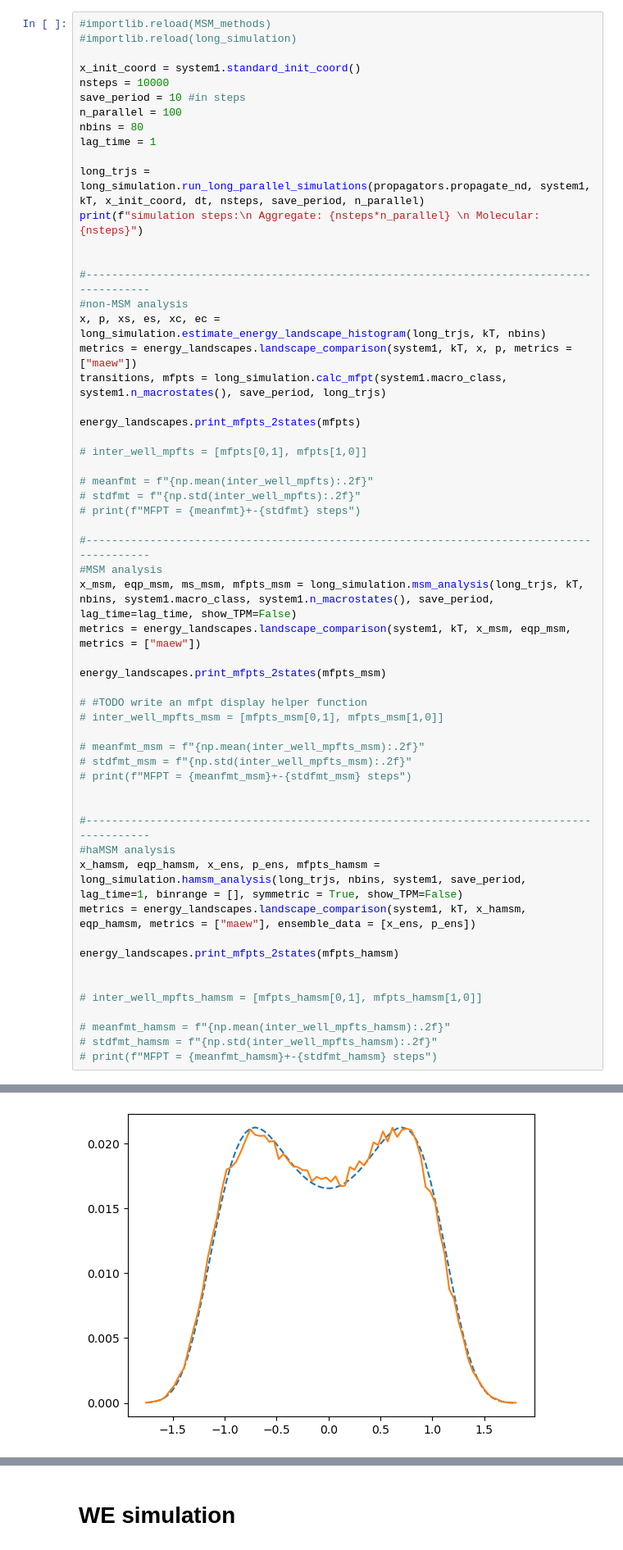
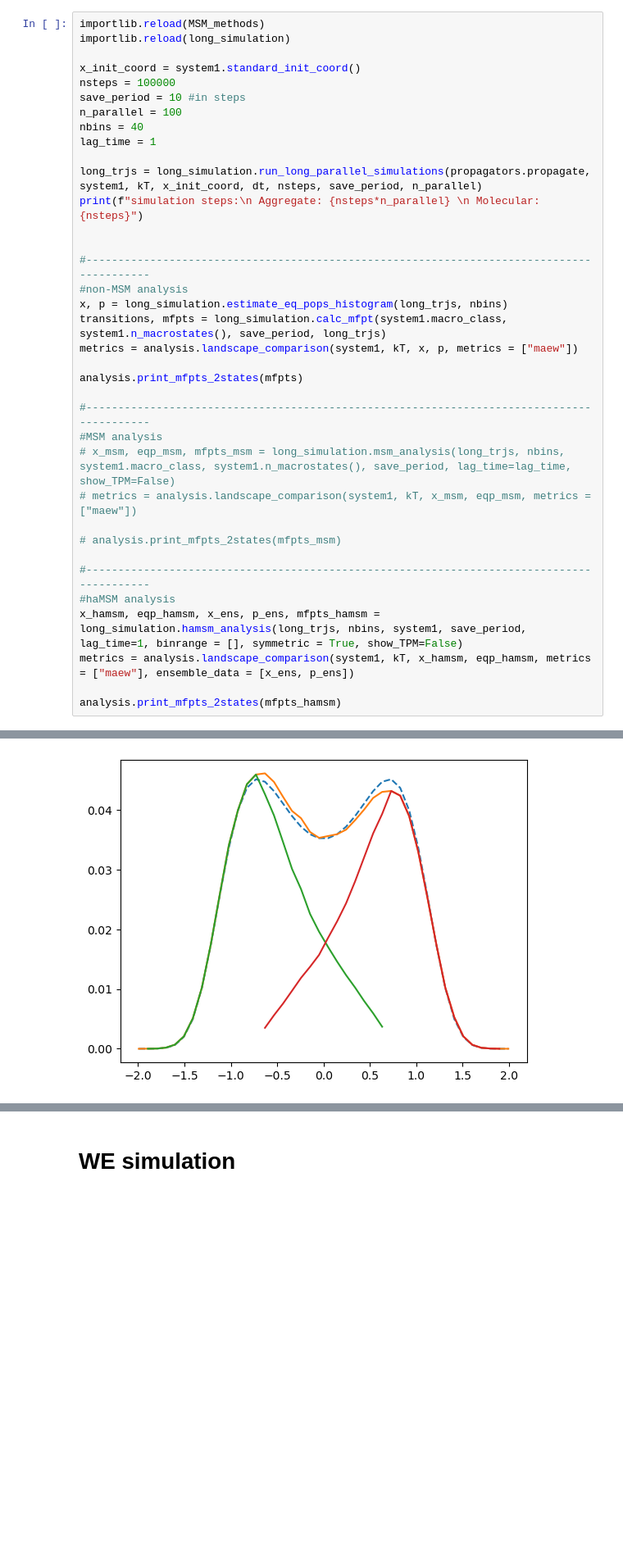
Before and after one commit to JonathanHB/sampling-methods, a Jupyter notebook: testing_v2.ipynb, the cells around one changed output, grey strips where cells are left out. Shown: that part at 82% size. Cells and saved outputs as stored; diff of their text form; blank space fills up the shorter version.

Commit message:
abstracted methods to msm section, double well works but sine well population estimate is shifted by about pi/2 from where it should be for both MSM and non-MSM estimates

```diff
--- a/testing_v2.ipynb
+++ b/testing_v2.ipynb
@@ -27,59 +27,38 @@ Intel MKL WARNING: Support of Intel(R) Streaming SIMD Extensions 4.2 (Intel(R) S
 # %%
-#importlib.reload(MSM_methods)
-#importlib.reload(long_simulation)
+importlib.reload(MSM_methods)
+importlib.reload(long_simulation)
 
 x_init_coord = system1.standard_init_coord()
-nsteps = 10000
+nsteps = 100000
 save_period = 10 #in steps
 n_parallel = 100
-nbins = 80
+nbins = 40
 lag_time = 1
 
-long_trjs = long_simulation.run_long_parallel_simulations(propagators.propagate_nd, system1, kT, x_init_coord, dt, nsteps, save_period, n_parallel)
+long_trjs = long_simulation.run_long_parallel_simulations(propagators.propagate, system1, kT, x_init_coord, dt, nsteps, save_period, n_parallel)
 print(f"simulation steps:\n Aggregate: {nsteps*n_parallel} \n Molecular: {nsteps}")
 
 
 #------------------------------------------------------------------------------------------
 #non-MSM analysis
-x, p, xs, es, xc, ec = long_simulation.estimate_energy_landscape_histogram(long_trjs, kT, nbins)
-metrics = energy_landscapes.landscape_comparison(system1, kT, x, p, metrics = ["maew"])
+x, p = long_simulation.estimate_eq_pops_histogram(long_trjs, nbins)
 transitions, mfpts = long_simulation.calc_mfpt(system1.macro_class, system1.n_macrostates(), save_period, long_trjs)
+metrics = analysis.landscape_comparison(system1, kT, x, p, metrics = ["maew"])
 
-energy_landscapes.print_mfpts_2states(mfpts)
-
-# inter_well_mpfts = [mfpts[0,1], mfpts[1,0]]
-
-# meanfmt = f"{np.mean(inter_well_mpfts):.2f}"
-# stdfmt = f"{np.std(inter_well_mpfts):.2f}"
-# print(f"MFPT = {meanfmt}+-{stdfmt} steps")
+analysis.print_mfpts_2states(mfpts)
 
 #------------------------------------------------------------------------------------------
 #MSM analysis
-x_msm, eqp_msm, ms_msm, mfpts_msm = long_simulation.msm_analysis(long_trjs, kT, nbins, system1.macro_class, system1.n_macrostates(), save_period, lag_time=lag_time, show_TPM=False)
-metrics = energy_landscapes.landscape_comparison(system1, kT, x_msm, eqp_msm, metrics = ["maew"])
+# x_msm, eqp_msm, mfpts_msm = long_simulation.msm_analysis(long_trjs, nbins, system1.macro_class, system1.n_macrostates(), save_period, lag_time=lag_time, show_TPM=False)
+# metrics = analysis.landscape_comparison(system1, kT, x_msm, eqp_msm, metrics = ["maew"])
 
-energy_landscapes.print_mfpts_2states(mfpts_msm)
-
-# #TODO write an mfpt display helper function
-# inter_well_mpfts_msm = [mfpts_msm[0,1], mfpts_msm[1,0]]
-
-# meanfmt_msm = f"{np.mean(inter_well_mpfts_msm):.2f}"
-# stdfmt_msm = f"{np.std(inter_well_mpfts_msm):.2f}"
-# print(f"MFPT = {meanfmt_msm}+-{stdfmt_msm} steps")
-
+# analysis.print_mfpts_2states(mfpts_msm)
 
 #------------------------------------------------------------------------------------------
 #haMSM analysis
 x_hamsm, eqp_hamsm, x_ens, p_ens, mfpts_hamsm = long_simulation.hamsm_analysis(long_trjs, nbins, system1, save_period, lag_time=1, binrange = [], symmetric = True, show_TPM=False)
-metrics = energy_landscapes.landscape_comparison(system1, kT, x_hamsm, eqp_hamsm, metrics = ["maew"], ensemble_data = [x_ens, p_ens])
+metrics = analysis.landscape_comparison(system1, kT, x_hamsm, eqp_hamsm, metrics = ["maew"], ensemble_data = [x_ens, p_ens])
 
-energy_landscapes.print_mfpts_2states(mfpts_hamsm)
-
-
-# inter_well_mpfts_hamsm = [mfpts_hamsm[0,1], mfpts_hamsm[1,0]]
-
-# meanfmt_hamsm = f"{np.mean(inter_well_mpfts_hamsm):.2f}"
-# stdfmt_hamsm = f"{np.std(inter_well_mpfts_hamsm):.2f}"
-# print(f"MFPT = {meanfmt_hamsm}+-{stdfmt_hamsm} steps")
+analysis.print_mfpts_2states(mfpts_hamsm)
 # %% [output]
 simulation steps:
@@ -91,2 +70,2 @@ MFPT = 882.44+-19.13 steps
 eigenvector converged to within 10^-12 after 0 rounds
-[figure, old version]
+[figure, new version]
```
Also changed, not shown: parts of 6 cells of this notebook, 8 other files.
